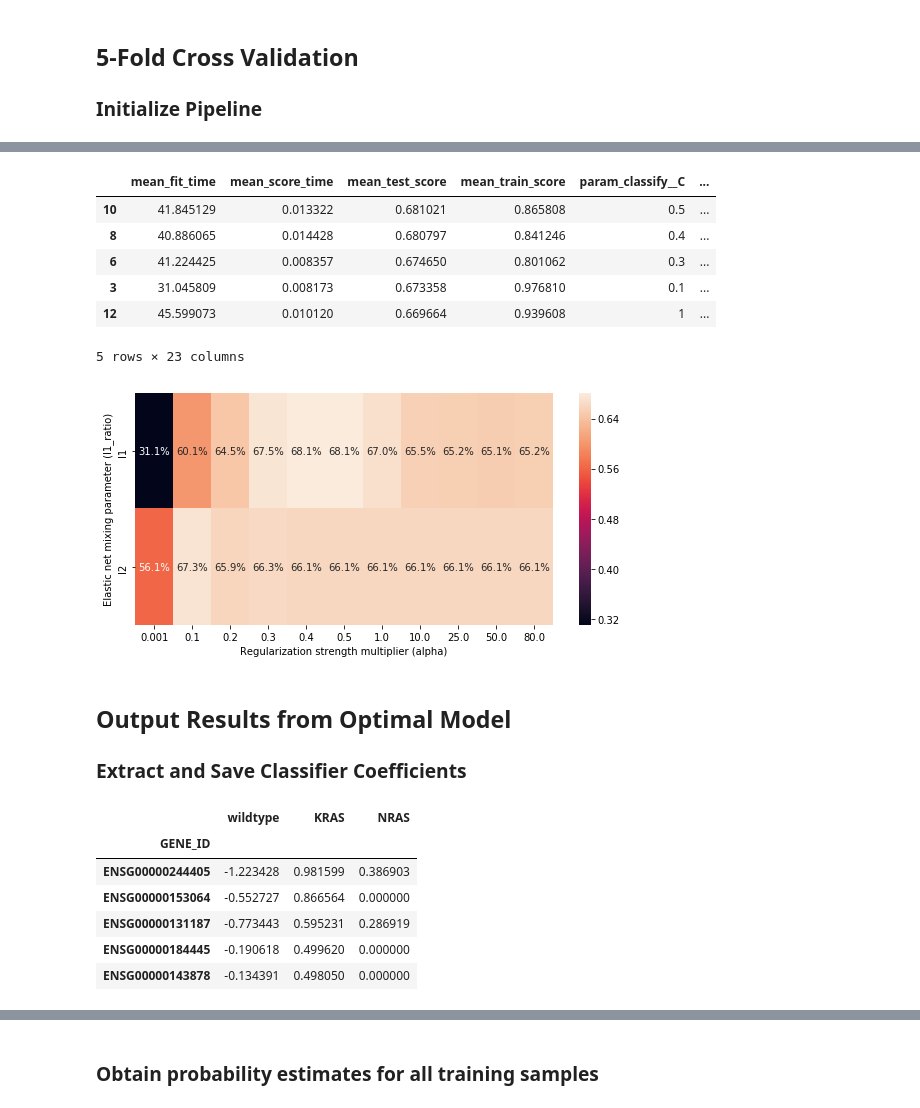
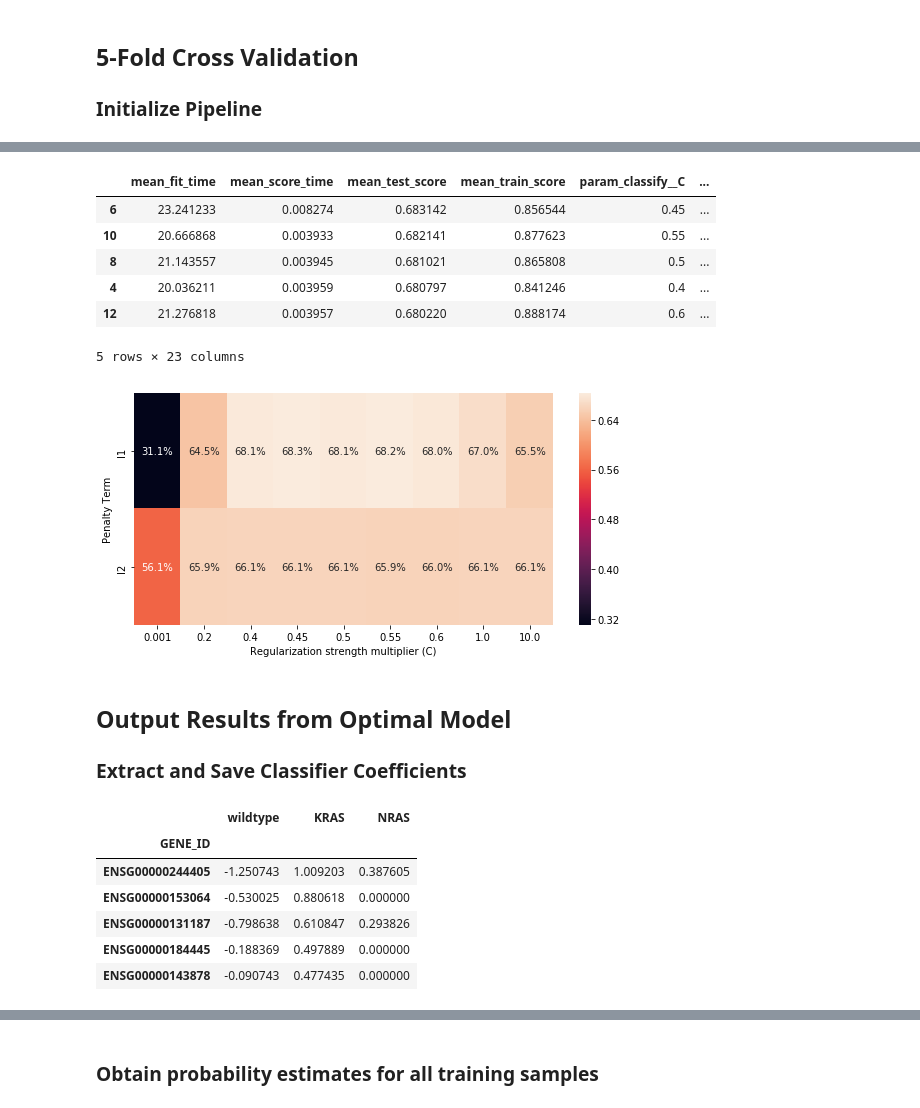
Before and after one commit to greenelab/multiple-myeloma-classifier, a Jupyter notebook: 1.train-classifier.ipynb, the cells around one changed output, grey strips where cells are left out. Saved outputs shown, nothing was run; the diff lists cells and outputs as text; code cells hidden in the pictures.

Commit message:
update documentation and tighten params

```diff
--- a/1.train-classifier.ipynb
+++ b/1.train-classifier.ipynb
@@ -47,6 +47,6 @@ random.seed(123)
 # %%
 # hyperparameters to loop over
-cs = [0.001, 0.1, 0.2, 0.3, 0.4, 0.5, 1, 10, 25, 50, 80]
+cs = [0.001, 0.2, 0.4, 0.45, 0.5, 0.55, 0.6, 1, 10]
 penalties = ['l1', 'l2']
 # %%
 # Read in training RNAseq data (X matrix)
@@ -136,26 +141,26 @@ cv_results = (
 cv_results.sort_values(by='rank_test_score').head(5)
 # %% [output]
 |  | mean_fit_time | mean_score_time | mean_test_score | mean_train_score | param_classify__C | ... |
-| 10 | 41.845129 | 0.013322 | 0.681021 | 0.865808 | 0.5 | ... |
-| 8 | 40.886065 | 0.014428 | 0.680797 | 0.841246 | 0.4 | ... |
-| 6 | 41.224425 | 0.008357 | 0.674650 | 0.801062 | 0.3 | ... |
-| 3 | 31.045809 | 0.008173 | 0.673358 | 0.976810 | 0.1 | ... |
-| 12 | 45.599073 | 0.010120 | 0.669664 | 0.939608 | 1 | ... |
+| 6 | 23.241233 | 0.008274 | 0.683142 | 0.856544 | 0.45 | ... |
+| 10 | 20.666868 | 0.003933 | 0.682141 | 0.877623 | 0.55 | ... |
+| 8 | 21.143557 | 0.003945 | 0.681021 | 0.865808 | 0.5 | ... |
+| 4 | 20.036211 | 0.003959 | 0.680797 | 0.841246 | 0.4 | ... |
+| 12 | 21.276818 | 0.003957 | 0.680220 | 0.888174 | 0.6 | ... |
 5 rows × 23 columns
 # %%
 # Cross-validated performance heatmap
 cv_score_mat = pd.pivot_table(cv_results,
                               values='mean_test_score',
                               index='classify__penalty',
                               columns='classify__C')
 
 plt.subplots(figsize=(8,4))
 ax = sns.heatmap(cv_score_mat, annot=True, fmt='.1%')
-ax.set_xlabel('Regularization strength multiplier (alpha)')
-ax.set_ylabel('Elastic net mixing parameter (l1_ratio)')
+ax.set_xlabel('Regularization strength multiplier (C)')
+ax.set_ylabel('Penalty Term')
 plt.tight_layout()
 # %% [output]
-[figure, old version]
+[figure, new version]
 # %% [markdown]
 ## Output Results from Optimal Model
 
@@ -163,5 +172,9 @@ plt.tight_layout()
 # %%
-coef_df = pd.DataFrame(cv_pipeline.best_estimator_.named_steps['classify'].coef_).T
+coef_df = pd.DataFrame(
+    cv_pipeline
+    .best_estimator_
+    .named_steps['classify']
+    .coef_).T
 
 coef_df.columns = ['wildtype', 'KRAS', 'NRAS']
 coef_df.index = x_df.columns
@@ -175,11 +188,11 @@ coef_df.head()
 # %% [output]
 |  | wildtype | KRAS | NRAS |
 | GENE_ID |  |  |  |
-| ENSG00000244405 | -1.223428 | 0.981599 | 0.386903 |
-| ENSG00000153064 | -0.552727 | 0.866564 | 0.000000 |
-| ENSG00000131187 | -0.773443 | 0.595231 | 0.286919 |
-| ENSG00000184445 | -0.190618 | 0.499620 | 0.000000 |
-| ENSG00000143878 | -0.134391 | 0.498050 | 0.000000 |
+| ENSG00000244405 | -1.250743 | 1.009203 | 0.387605 |
+| ENSG00000153064 | -0.530025 | 0.880618 | 0.000000 |
+| ENSG00000131187 | -0.798638 | 0.610847 | 0.293826 |
+| ENSG00000184445 | -0.188369 | 0.497889 | 0.000000 |
+| ENSG00000143878 | -0.090743 | 0.477435 | 0.000000 |
 # %%
 # How many classifier genes are nonzero?
 num_nonzero = (coef_df.sum(axis='columns').abs() > 0).sum()
```
Also changed, not shown: parts of 20 cells of this notebook, 1 other file.
